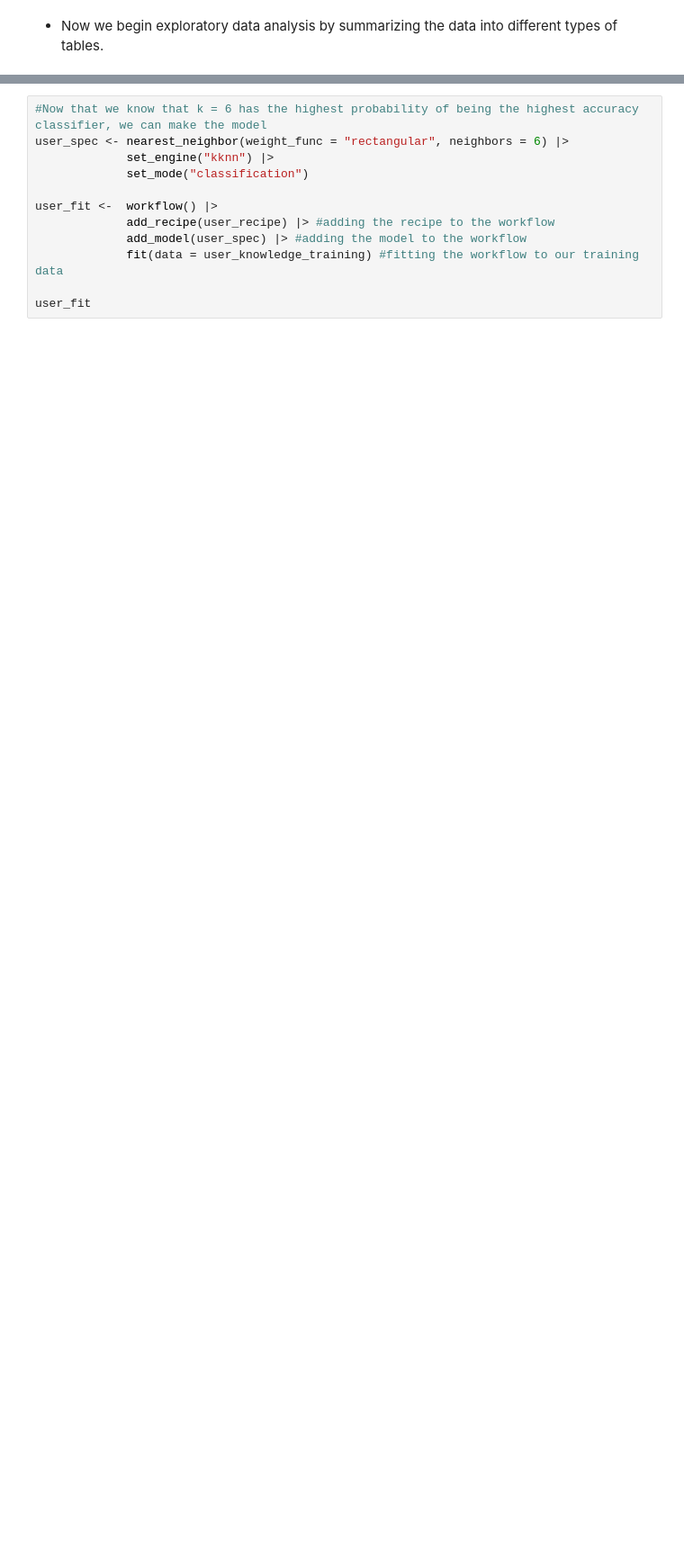
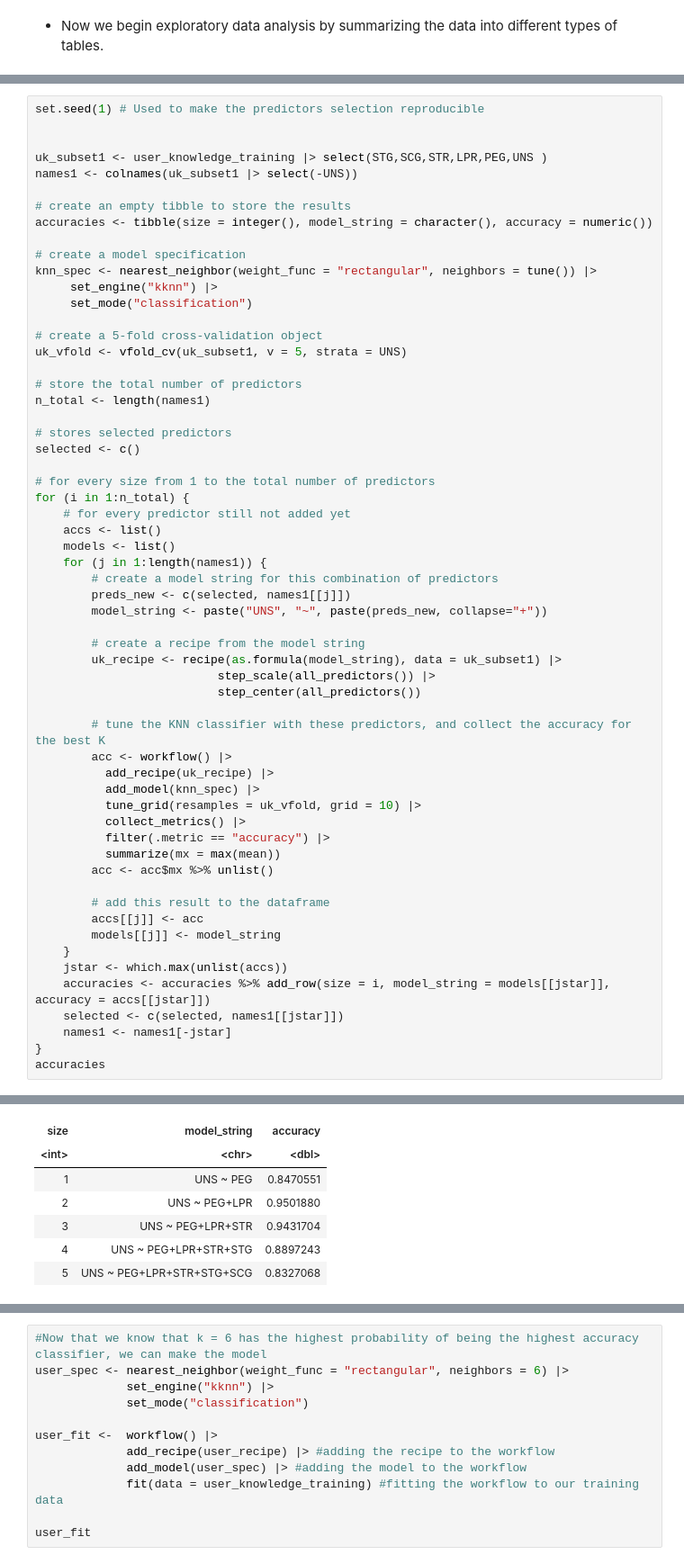
Before and after one commit to DarkEli/dscigroup91project, a Jupyter notebook: GROUP REPORT.ipynb, the cells around one changed output, grey strips where cells are left out. Shown: that part at 90% size. Saved outputs shown, nothing was run; the diff lists cells and outputs as text; blank space fills up the shorter version.

```diff
--- a/GROUP REPORT.ipynb
+++ b/GROUP REPORT.ipynb
@@ -266,0 +267,60 @@ A tibble: 1 × 6
+# %%
+set.seed(1) # Used to make the predictors selection reproducible
+
+
+uk_subset1 <- user_knowledge_training |> select(STG,SCG,STR,LPR,PEG,UNS )
+names1 <- colnames(uk_subset1 |> select(-UNS))
+
+# create an empty tibble to store the results
+accuracies <- tibble(size = integer(), model_string = character(), accuracy = numeric())
+
+# create a model specification
+knn_spec <- nearest_neighbor(weight_func = "rectangular", neighbors = tune()) |>
+     set_engine("kknn") |>
+     set_mode("classification")
+
+# create a 5-fold cross-validation object
+uk_vfold <- vfold_cv(uk_subset1, v = 5, strata = UNS)
+
+# store the total number of predictors
+n_total <- length(names1)
+
+# stores selected predictors
+selected <- c()
+
+# for every size from 1 to the total number of predictors
+for (i in 1:n_total) {
+    # for every predictor still not added yet
+    accs <- list()
+    models <- list()
+    for (j in 1:length(names1)) {
+        # create a model string for this combination of predictors
+        preds_new <- c(selected, names1[[j]])
+        model_string <- paste("UNS", "~", paste(preds_new, collapse="+"))
+
+        # create a recipe from the model string
+        uk_recipe <- recipe(as.formula(model_string), data = uk_subset1) |>
+                          step_scale(all_predictors()) |>
+                          step_center(all_predictors())
+
+        # tune the KNN classifier with these predictors, and collect the accuracy for the best K
+        acc <- workflow() |>
+          add_recipe(uk_recipe) |>
+          add_model(knn_spec) |>
+          tune_grid(resamples = uk_vfold, grid = 10) |>
+          collect_metrics() |>
+          filter(.metric == "accuracy") |>
+          summarize(mx = max(mean))
+        acc <- acc$mx %>% unlist()
+
+        # add this result to the dataframe
+        accs[[j]] <- acc
+        models[[j]] <- model_string
+    }
+    jstar <- which.max(unlist(accs))
+    accuracies <- accuracies %>% add_row(size = i, model_string = models[[jstar]], accuracy = accs[[jstar]])
+    selected <- c(selected, names1[[jstar]])
+    names1 <- names1[-jstar]
+}
+accuracies
+# %% [output]
@@ -266,0 +328,7 @@ A tibble: 1 × 6
+| size | model_string | accuracy |
+| <int> | <chr> | <dbl> |
+| 1 | UNS ~ PEG | 0.8470551 |
+| 2 | UNS ~ PEG+LPR | 0.9501880 |
+| 3 | UNS ~ PEG+LPR+STR | 0.9431704 |
+| 4 | UNS ~ PEG+LPR+STR+STG | 0.8897243 |
+| 5 | UNS ~ PEG+LPR+STR+STG+SCG | 0.8327068 |
```
Also changed, not shown: parts of 37 cells of this notebook.
